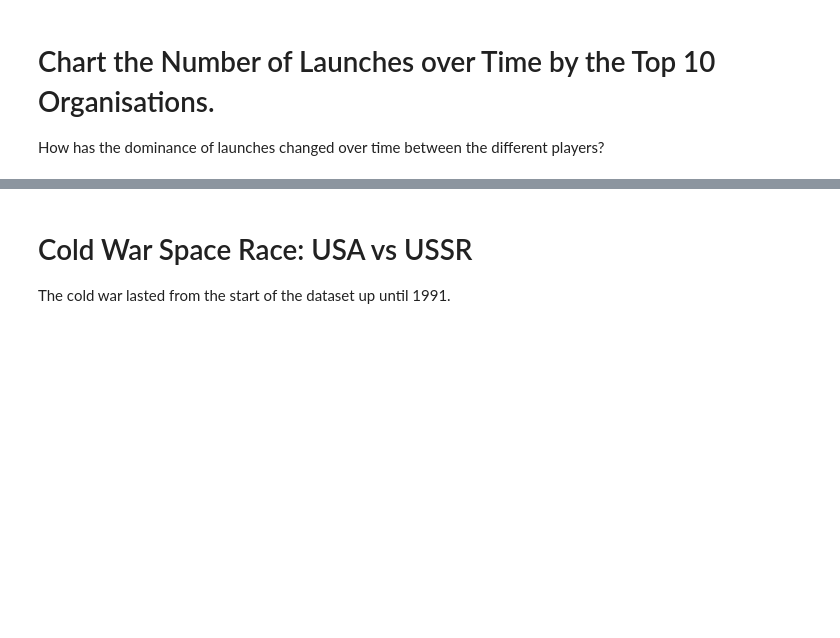
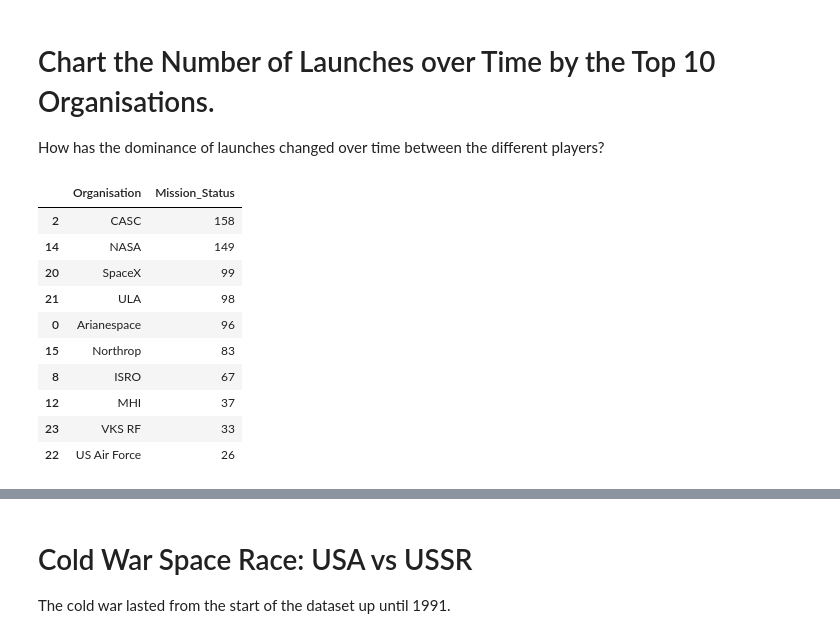
Before and after one commit to Tabinka/DataScience---Space-Missions, a Jupyter notebook: Space_Missions_Analysis_(start).ipynb, the cells around one changed output, grey strips where cells are left out. Cells and saved outputs as stored; diff of their text form; code cells hidden in the pictures; blank space fills up the shorter version.

```diff
--- a/Space_Missions_Analysis_(start).ipynb
+++ b/Space_Missions_Analysis_(start).ipynb
@@ -345,3 +345,19 @@ launch_price_over_time.show()
 # Chart the Number of Launches over Time by the Top 10 Organisations.
 
 How has the dominance of launches changed over time between the different players?
+# %%
+grouped_org_launch = df.groupby(["Organisation"], as_index=False)["Mission_Status"].count()
+top_ten_orgs = grouped_org_launch.sort_values(by="Mission_Status", ascending=False)[:10]
+top_ten_orgs
+# %% [output]
+|  | Organisation | Mission_Status |
+| 2 | CASC | 158 |
+| 14 | NASA | 149 |
+| 20 | SpaceX | 99 |
+| 21 | ULA | 98 |
+| 0 | Arianespace | 96 |
+| 15 | Northrop | 83 |
+| 8 | ISRO | 67 |
+| 12 | MHI | 37 |
+| 23 | VKS RF | 33 |
+| 22 | US Air Force | 26 |
```
Also changed, not shown: parts of 5 cells of this notebook.
